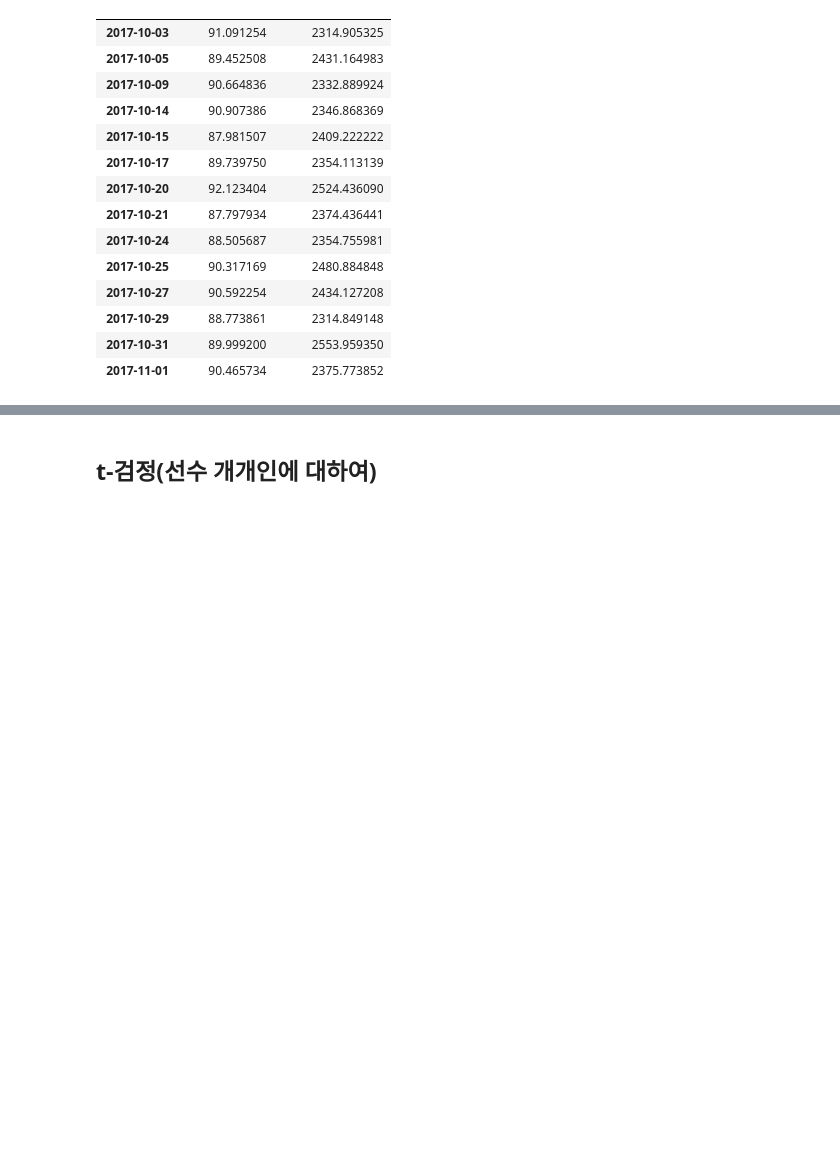
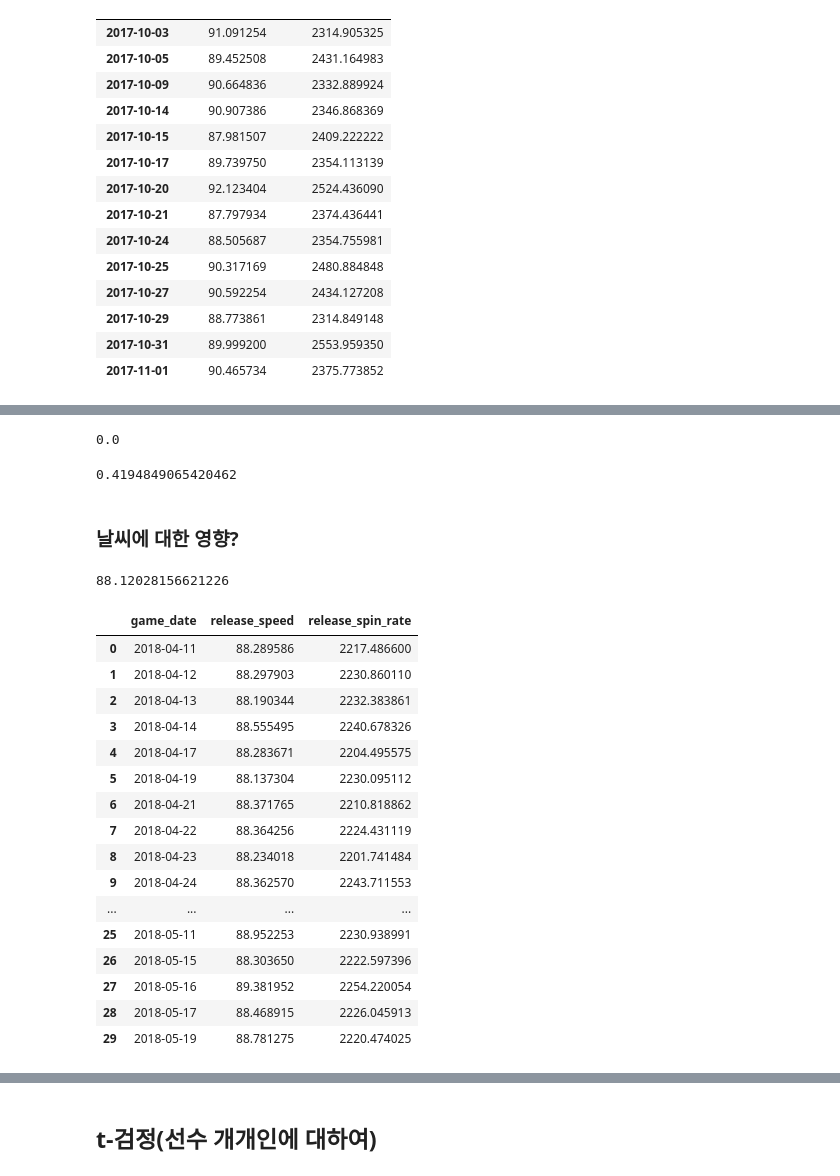
Before and after one commit to skz2356/Pycode, a Jupyter notebook: MLB_MothersDay.ipynb, the cells around one changed output, grey strips where cells are left out. Cells and saved outputs as stored; diff of their text form; code cells hidden in the pictures; blank space fills up the shorter version.

```diff
--- a/MLB_MothersDay.ipynb
+++ b/MLB_MothersDay.ipynb
@@ -418,0 +454,9 @@ print("2015 회전수 p-value =", p_value / 2)
+# %%
+p = (1 - stats.t.cdf(ttest2, df=(n-1))) * 2
+p
+# %% [output]
+0.0
+# %%
+np.std(all2018dr["release_speed"])
+# %% [output]
+0.4194849065420462
@@ -418,0 +465,28 @@ print("2015 회전수 p-value =", p_value / 2)
+# %% [markdown]
+### 날씨에 대한 영향?
+# %%
+mother2018[0]
+# %% [output]
+88.12028156621226
+# %%
+less = all2018dr[all2018dr.release_speed > mother2018[0]][10:40]
+less = less.reset_index()
+less
+# %% [output]
+|  | game_date | release_speed | release_spin_rate |
+| 0 | 2018-04-11 | 88.289586 | 2217.486600 |
+| 1 | 2018-04-12 | 88.297903 | 2230.860110 |
+| 2 | 2018-04-13 | 88.190344 | 2232.383861 |
+| 3 | 2018-04-14 | 88.555495 | 2240.678326 |
+| 4 | 2018-04-17 | 88.283671 | 2204.495575 |
+| 5 | 2018-04-19 | 88.137304 | 2230.095112 |
+| 6 | 2018-04-21 | 88.371765 | 2210.818862 |
+| 7 | 2018-04-22 | 88.364256 | 2224.431119 |
+| 8 | 2018-04-23 | 88.234018 | 2201.741484 |
+| 9 | 2018-04-24 | 88.362570 | 2243.711553 |
+| ... | ... | ... | ... |
+| 25 | 2018-05-11 | 88.952253 | 2230.938991 |
+| 26 | 2018-05-15 | 88.303650 | 2222.597396 |
+| 27 | 2018-05-16 | 89.381952 | 2254.220054 |
+| 28 | 2018-05-17 | 88.468915 | 2226.045913 |
+| 29 | 2018-05-19 | 88.781275 | 2220.474025 |
```
Also changed, not shown: parts of 17 cells of this notebook, 1 other file.
